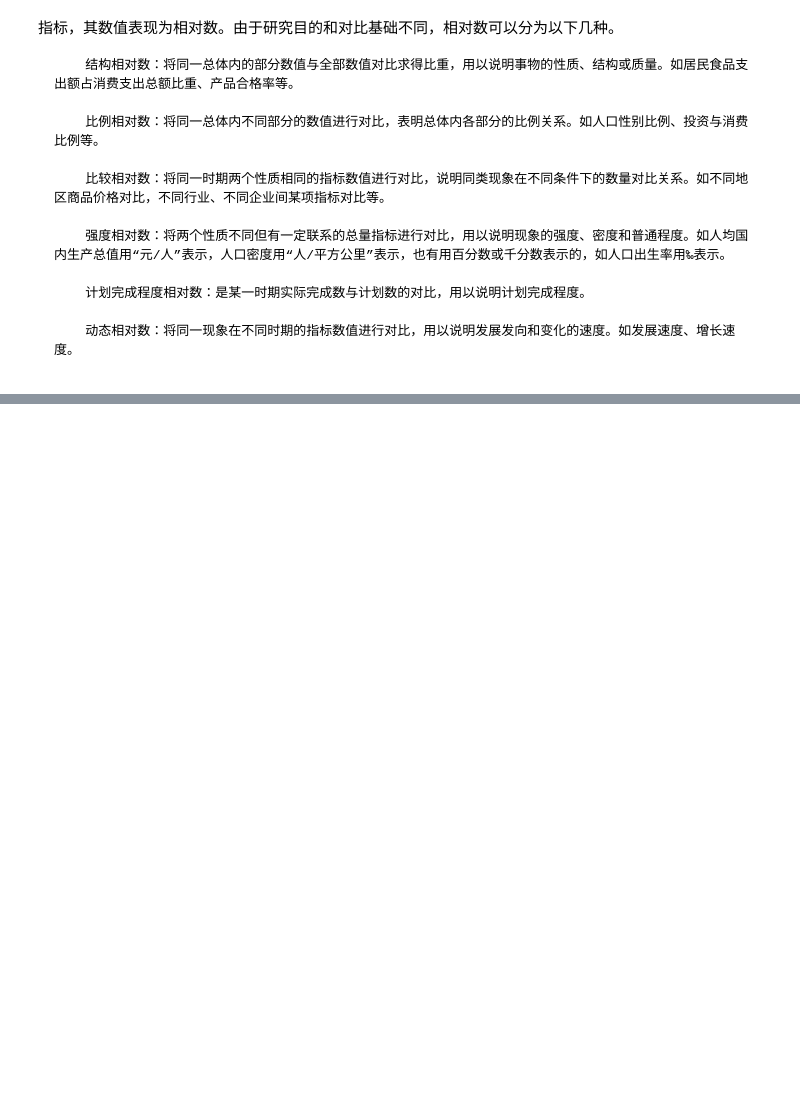
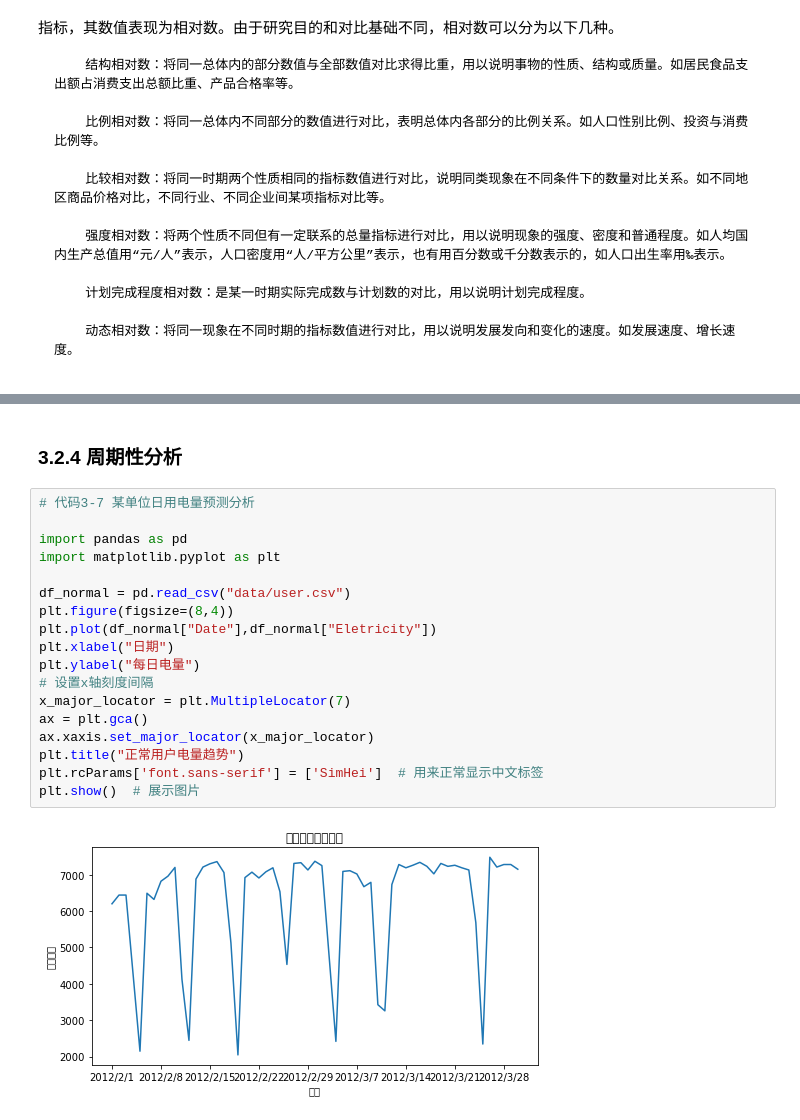
Before and after one commit to duan186/python_machine_learning, a Jupyter notebook: 数据挖掘/第三章 数据探索.ipynb, the cells around one changed output, grey strips where cells are left out. Saved outputs shown, nothing was run; the diff lists cells and outputs as text; blank space fills up the shorter version.

```diff
--- a/数据挖掘/第三章 数据探索.ipynb
+++ b/数据挖掘/第三章 数据探索.ipynb
@@ -128,0 +163,22 @@ findfont: Font family ['sans-serif'] not found. Falling back to DejaVu Sans.
+# %% [markdown]
+### 3.2.4 周期性分析
+# %%
+# 代码3-7 某单位日用电量预测分析
+
+import pandas as pd
+import matplotlib.pyplot as plt
+
+df_normal = pd.read_csv("data/user.csv")
+plt.figure(figsize=(8,4))
+plt.plot(df_normal["Date"],df_normal["Eletricity"])
+plt.xlabel("日期")
+plt.ylabel("每日电量")
+# 设置x轴刻度间隔
+x_major_locator = plt.MultipleLocator(7)
+ax = plt.gca()
+ax.xaxis.set_major_locator(x_major_locator)
+plt.title("正常用户电量趋势")
+plt.rcParams['font.sans-serif'] = ['SimHei']  # 用来正常显示中文标签
+plt.show()  # 展示图片
+# %% [output]
+[figure, added]
```
Also changed, not shown: parts of 17 cells of this notebook, 49 other files.
